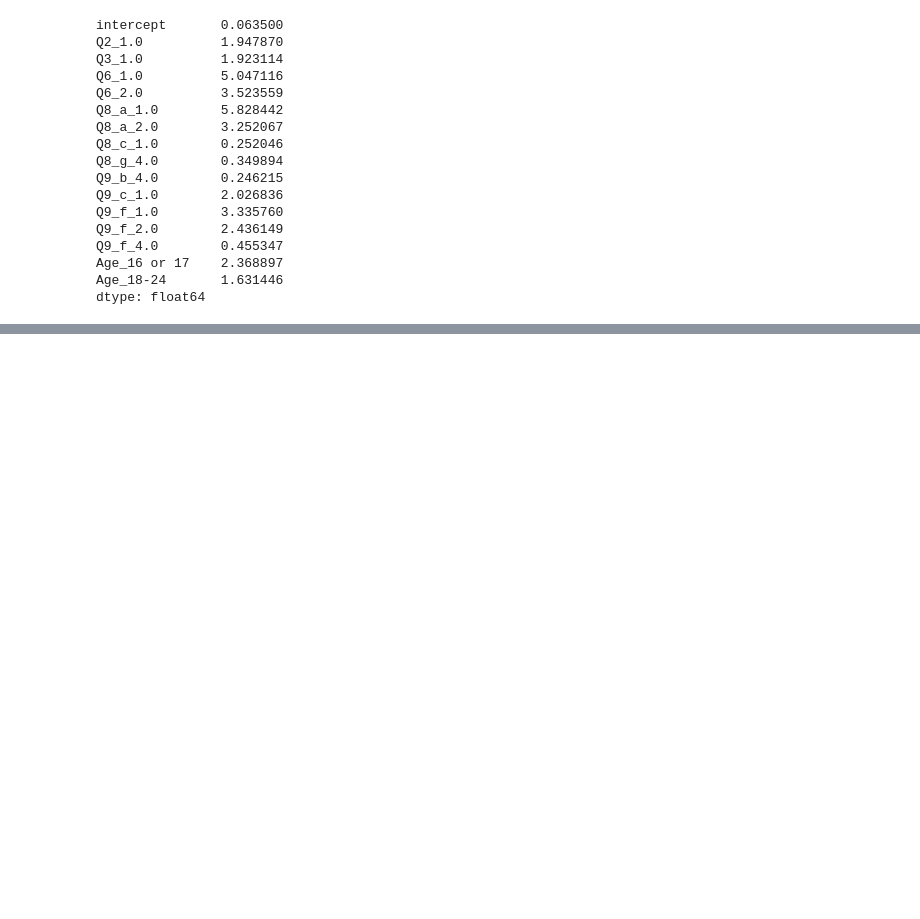
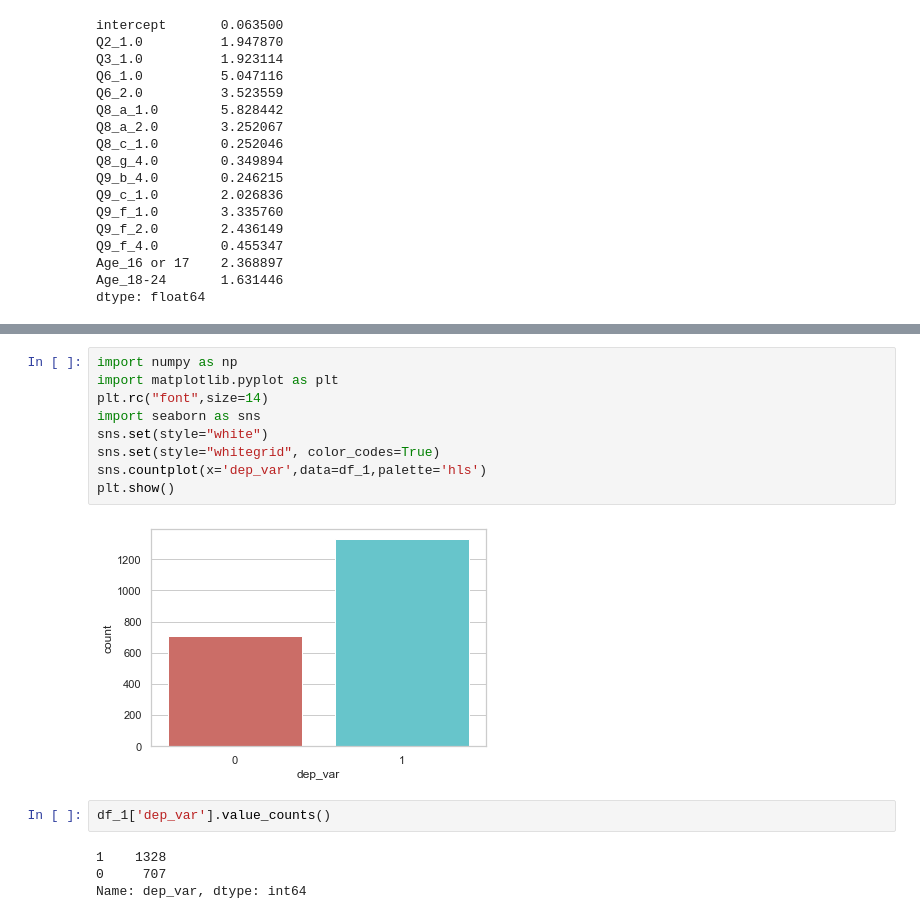
Before and after one commit to FWD06/Project-name-or-sth, a Jupyter notebook: project_part1.ipynb, the cells around one changed output, grey strips where cells are left out. Cells and saved outputs as stored; diff of their text form; blank space fills up the shorter version.

```diff
--- a/project_part1.ipynb
+++ b/project_part1.ipynb
@@ -436,0 +417,17 @@ ImportError: cannot import name 'LogisticRegression' from 'statsmodels.api' (C:\
+# %%
+import numpy as np
+import matplotlib.pyplot as plt
+plt.rc("font",size=14)
+import seaborn as sns
+sns.set(style="white")
+sns.set(style="whitegrid", color_codes=True)
+sns.countplot(x='dep_var',data=df_1,palette='hls')
+plt.show()
+# %% [output]
+[figure, added]
+# %%
+df_1['dep_var'].value_counts()
+# %% [output]
+1    1328
+0     707
+Name: dep_var, dtype: int64
```
Also changed, not shown: parts of 7 cells of this notebook.
